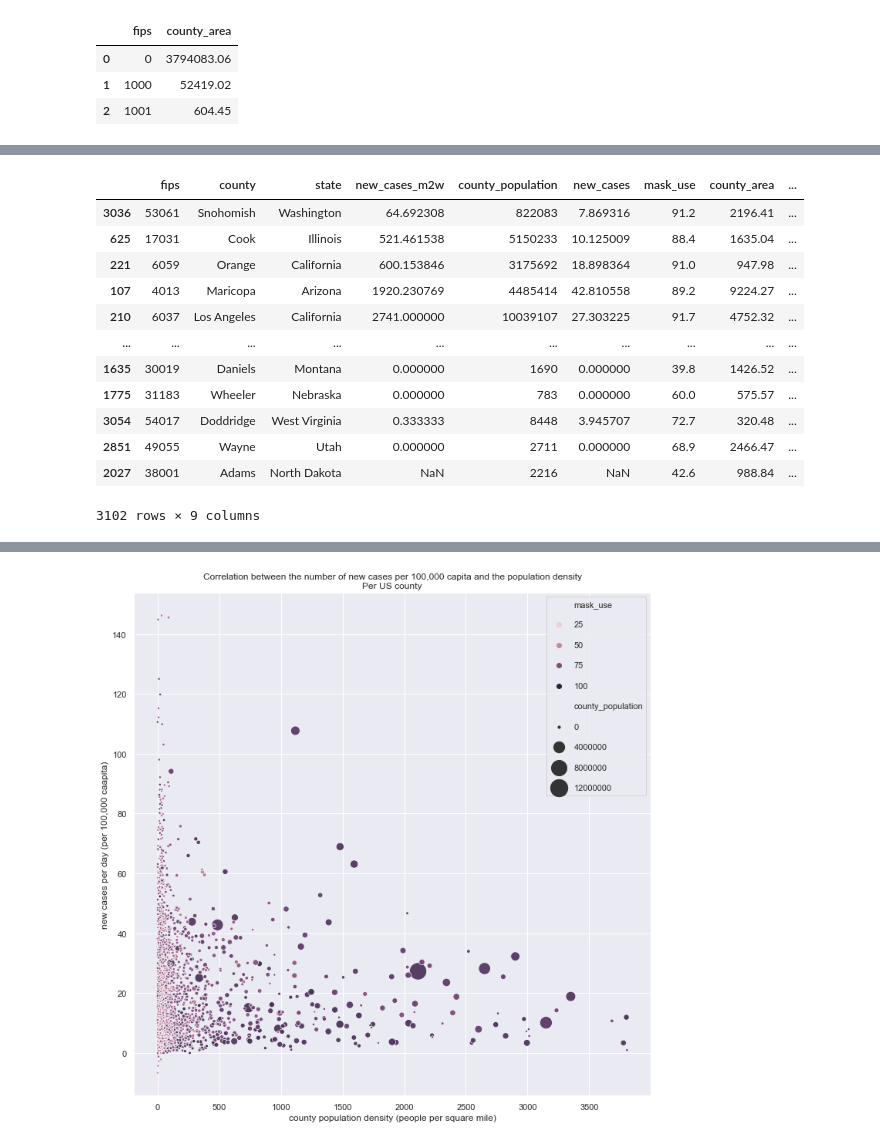
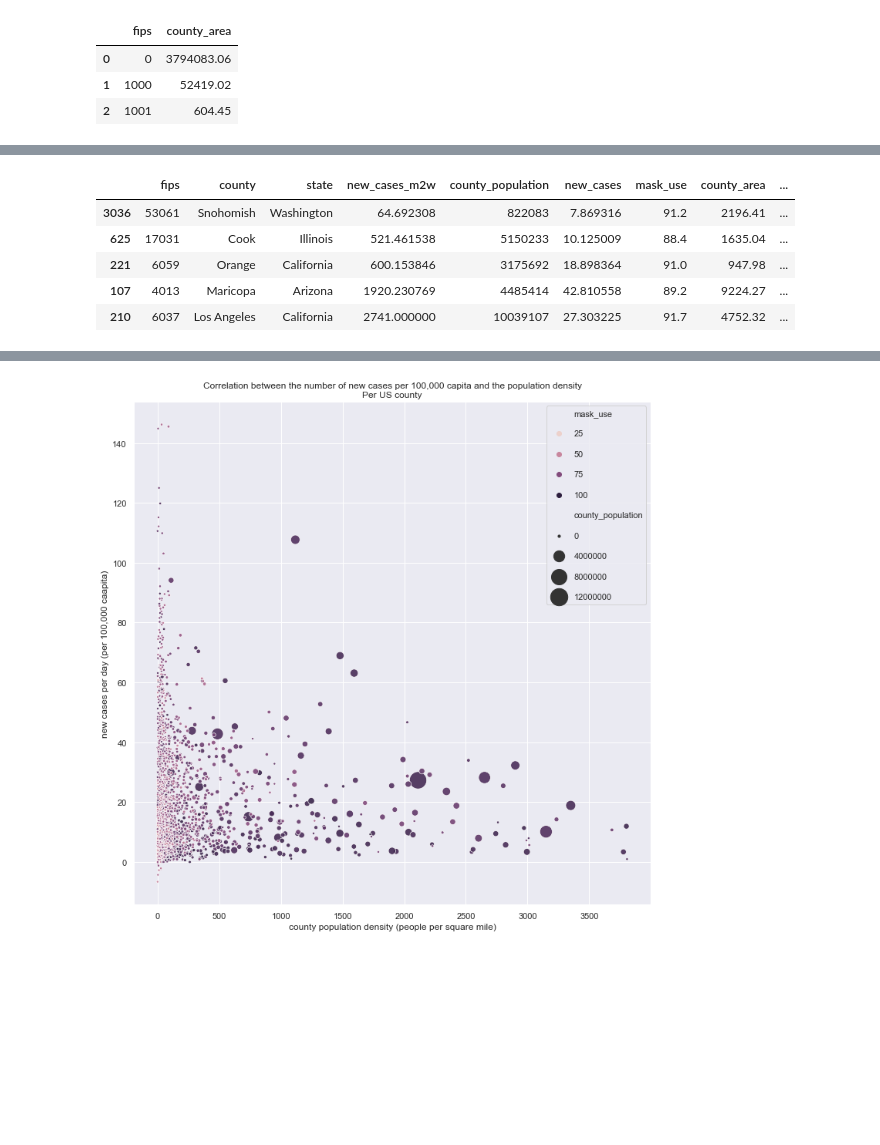
Before and after one commit to mtlberri/covid-19-data, a Jupyter notebook: covid-study.ipynb, the cells around one changed output, grey strips where cells are left out. Drawn from its saved outputs; the diff is of its cells as text; code cells hidden in the pictures; blank space fills up the shorter version.

```diff
--- a/covid-study.ipynb
+++ b/covid-study.ipynb
@@ -442,22 +423,15 @@ dfm4
 # %%
 # Calculate population density
 dfm4['pop_density'] = dfm4.county_population / dfm4.county_area
 dfm4.replace(np.inf, np.nan, inplace=True)
-dfm4
+dfm4.head()
 # %% [output]
 |  | fips | county | state | new_cases_m2w | county_population | new_cases | mask_use | county_area | ... |
 | 3036 | 53061 | Snohomish | Washington | 64.692308 | 822083 | 7.869316 | 91.2 | 2196.41 | ... |
 | 625 | 17031 | Cook | Illinois | 521.461538 | 5150233 | 10.125009 | 88.4 | 1635.04 | ... |
 | 221 | 6059 | Orange | California | 600.153846 | 3175692 | 18.898364 | 91.0 | 947.98 | ... |
 | 107 | 4013 | Maricopa | Arizona | 1920.230769 | 4485414 | 42.810558 | 89.2 | 9224.27 | ... |
 | 210 | 6037 | Los Angeles | California | 2741.000000 | 10039107 | 27.303225 | 91.7 | 4752.32 | ... |
-| ... | ... | ... | ... | ... | ... | ... | ... | ... | ... |
-| 1635 | 30019 | Daniels | Montana | 0.000000 | 1690 | 0.000000 | 39.8 | 1426.52 | ... |
-| 1775 | 31183 | Wheeler | Nebraska | 0.000000 | 783 | 0.000000 | 60.0 | 575.57 | ... |
-| 3054 | 54017 | Doddridge | West Virginia | 0.333333 | 8448 | 3.945707 | 72.7 | 320.48 | ... |
-| 2851 | 49055 | Wayne | Utah | 0.000000 | 2711 | 0.000000 | 68.9 | 2466.47 | ... |
-| 2027 | 38001 | Adams | North Dakota | NaN | 2216 | NaN | 42.6 | 988.84 | ... |
-3102 rows × 9 columns
 # %%
 # Plot new cases vs population density
 def pop_density_plot(df, save_name=None):
```
Also changed, not shown: parts of 23 cells of this notebook, 1 other file.
